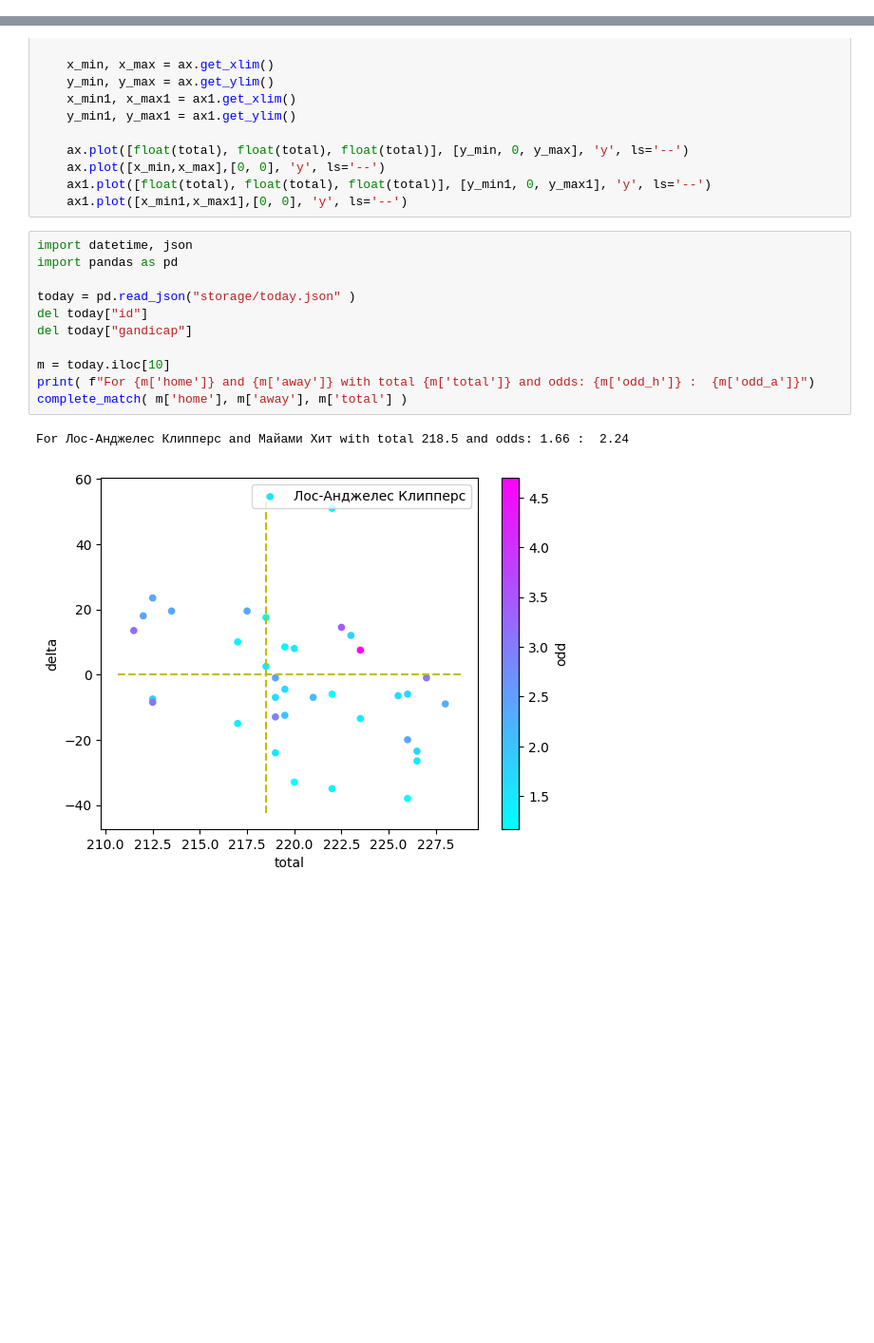
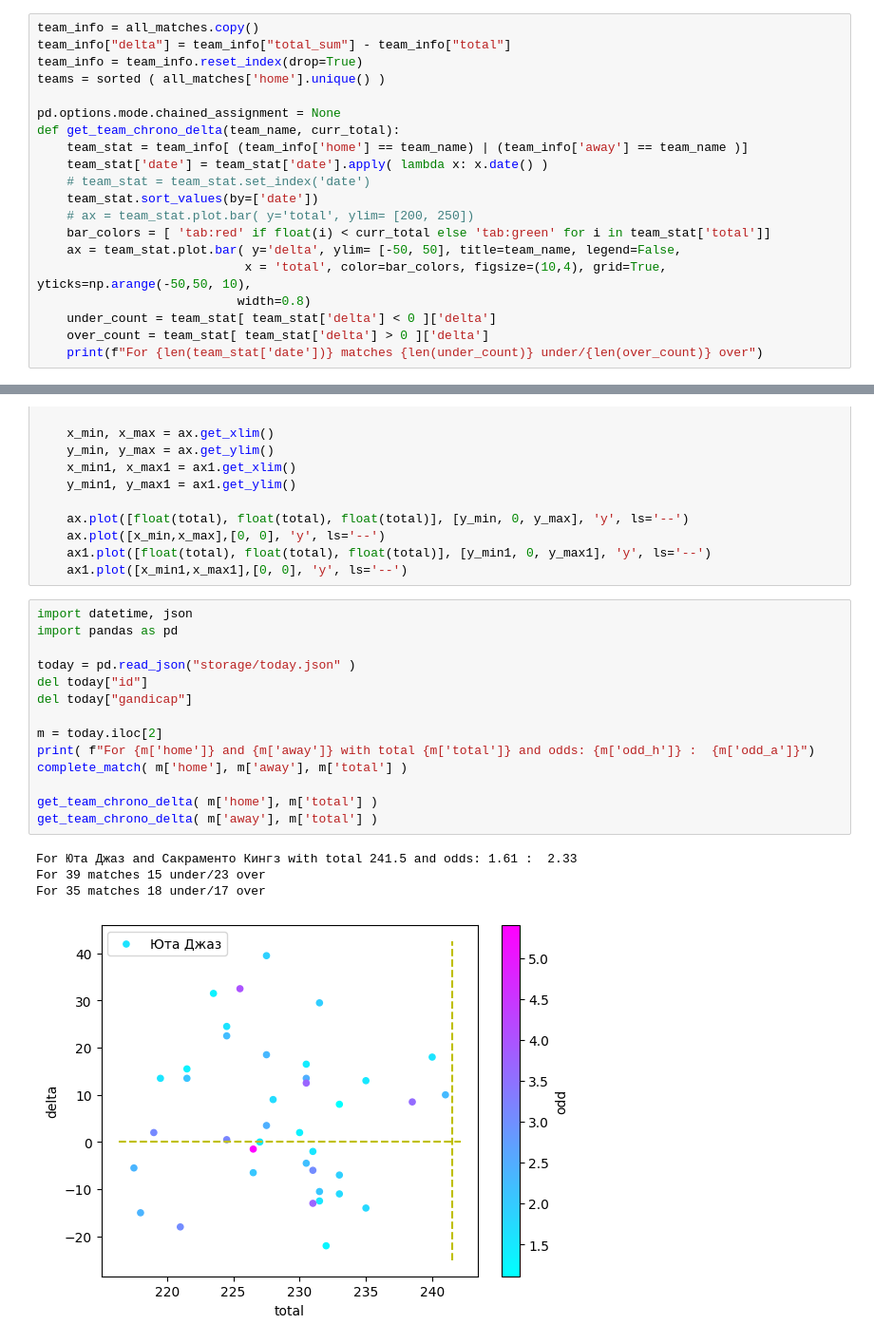
Before and after one commit to glahiator/basket_total, a Jupyter notebook: analyze.ipynb, the cells around one changed output, grey strips where cells are left out. Shown at 95% size. Drawn from its saved outputs; the diff is of its cells as text; blank space fills up the shorter version.

Commit message:
Update results; Add total for cronology order view

```diff
--- a/analyze.ipynb
+++ b/analyze.ipynb
@@ -17,6 +17,26 @@ del all_matches["score"]
 del all_matches["id"]
 del all_matches["quarters"]
 del all_matches["gandicap"]
+# %%
+team_info = all_matches.copy()
+team_info["delta"] = team_info["total_sum"] - team_info["total"]
+team_info = team_info.reset_index(drop=True)
+teams = sorted ( all_matches['home'].unique() )
+
+pd.options.mode.chained_assignment = None
+def get_team_chrono_delta(team_name, curr_total):
+    team_stat = team_info[ (team_info['home'] == team_name) | (team_info['away'] == team_name )]
+    team_stat['date'] = team_stat['date'].apply( lambda x: x.date() )
+    # team_stat = team_stat.set_index('date')
+    team_stat.sort_values(by=['date'])
+    # ax = team_stat.plot.bar( y='total', ylim= [200, 250])
+    bar_colors = [ 'tab:red' if float(i) < curr_total else 'tab:green' for i in team_stat['total']]
+    ax = team_stat.plot.bar( y='delta', ylim= [-50, 50], title=team_name, legend=False,
+                            x = 'total', color=bar_colors, figsize=(10,4), grid=True, yticks=np.arange(-50,50, 10),
+                           width=0.8)
+    under_count = team_stat[ team_stat['delta'] < 0 ]['delta']
+    over_count = team_stat[ team_stat['delta'] > 0 ]['delta']
+    print(f"For {len(team_stat['date'])} matches {len(under_count)} under/{len(over_count)} over")
 # %%
 total = all_matches.copy()
 total["delta"] = total["total_sum"] - total["total"]
@@ -72,14 +89,19 @@ def complete_match(home, away, total):
 # %%
 import datetime, json
 import pandas as pd
 
 today = pd.read_json("storage/today.json" )
 del today["id"]
 del today["gandicap"]
 
-m = today.iloc[10]
+m = today.iloc[2]
 print( f"For {m['home']} and {m['away']} with total {m['total']} and odds: {m['odd_h']} :  {m['odd_a']}")
 complete_match( m['home'], m['away'], m['total'] )
+
+get_team_chrono_delta( m['home'], m['total'] )
+get_team_chrono_delta( m['away'], m['total'] )
 # %% [output]
-For Лос-Анджелес Клипперс and Майами Хит with total 218.5 and odds: 1.66 :  2.24
+For Юта Джаз and Сакраменто Кингз with total 241.5 and odds: 1.61 :  2.33
+For 39 matches 15 under/23 over
+For 35 matches 18 under/17 over
-[figure, old version]
+[figure, new version]
```
Also changed, not shown: parts of 5 cells of this notebook, 6 other files.
